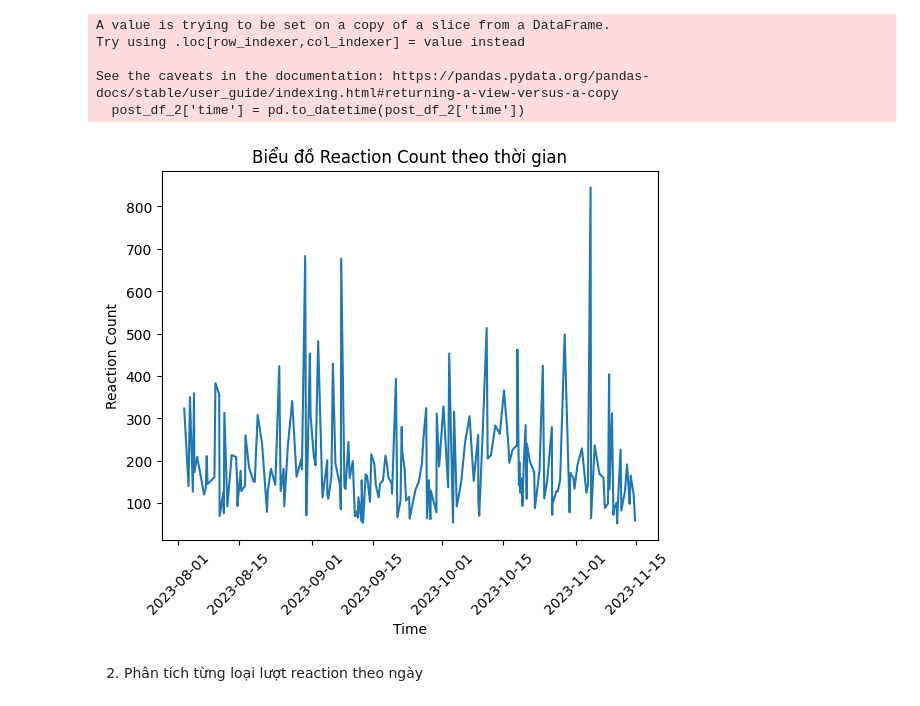
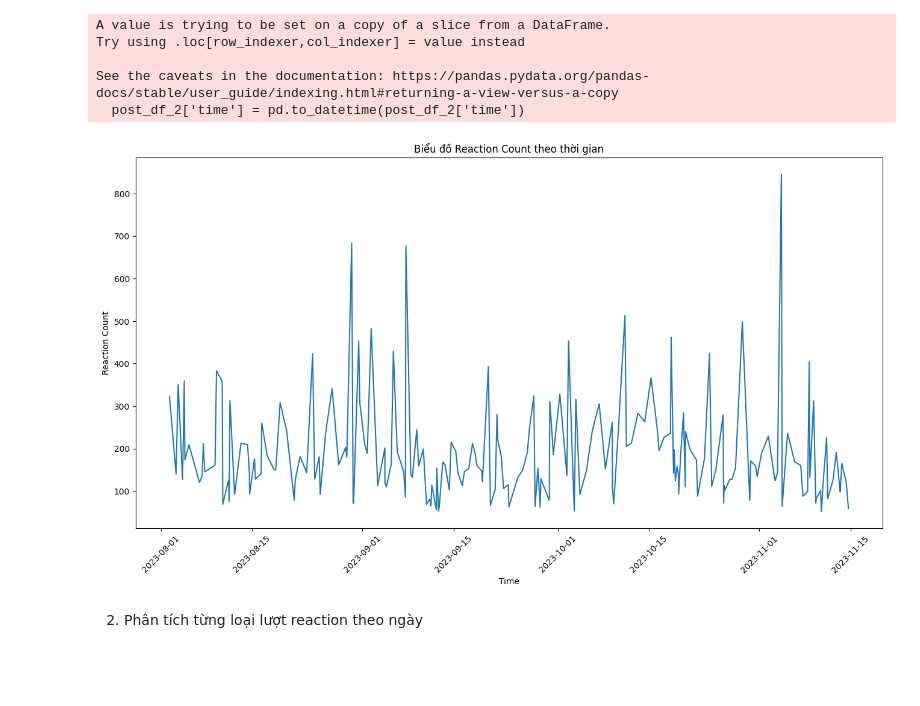
Before and after one commit to nhuyhoan004/Analyze-data-facebook, a Jupyter notebook: Analyze_data_reactions.ipynb, the cells around one changed output. Drawn from its saved outputs; the diff is of its cells as text; code cells hidden in the pictures; blank space fills up the shorter version.

```diff
--- a/Analyze_data_reactions.ipynb
+++ b/Analyze_data_reactions.ipynb
@@ -94,14 +97,15 @@ See the caveats in the documentation: https://pandas.pydata.org/pandas-docs/stab
   post_df_2['time'] = pd.to_datetime(post_df_2['time'])
 # %%
 # biểu đồ thể hiện hiệu xuất reaction cout của các bài đăng theo thời gian
+plt.figure(figsize=(16,8))
 plt.xticks(rotation=45)
 plt.xlabel('Time')
 plt.ylabel('Reaction Count')
 plt.title('Biểu đồ Reaction Count theo thời gian')
 plt.plot(dates,y)
 plt.show()
 # %% [output]
-[figure, old version]
+[figure, new version]
 # %% [markdown]
 2. Phân tích từng loại lượt reaction theo ngày
 # %%
```
Also changed, not shown: parts of 5 cells of this notebook, 1 other file.
